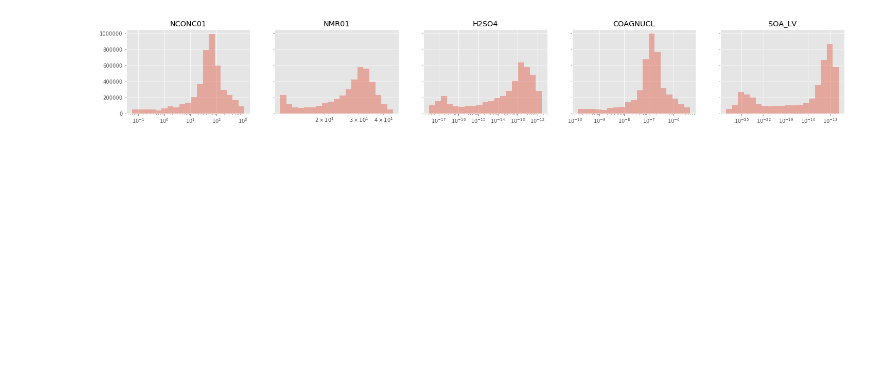
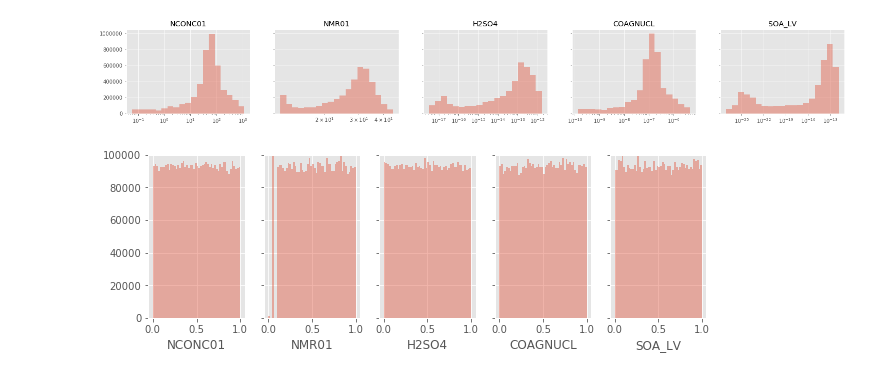
Before and after one commit to daliagachc/sara-cluster, a Jupyter notebook: sara_cluster/notebooks/sara_cluster_nb.ipynb, the cells around one changed output. Cells and saved outputs as stored; diff of their text form; code cells hidden in the pictures; blank space fills up the shorter version.

```diff
--- a/sara_cluster/notebooks/sara_cluster_nb.ipynb
+++ b/sara_cluster/notebooks/sara_cluster_nb.ipynb
@@ -54,6 +54,15 @@ for c in cols:
     data = qt.fit_transform(df[c].values.reshape(-1,1))
     df1[c]=data.flatten()
     qts[c]= qt
+# %%
+lenc = len(cols)
+fig,axs = plt.subplots(1,lenc,figsize=[2*lenc,3],sharey=True)
+axsf = axs.flatten()
+for c,a in zip(cols,axsf):
+    sns.distplot(df1[c].dropna(),ax=a,kde=False)
+    a.set_ylim(0,1e5)
+# %% [output]
+[figure, added]
 # %%
 from sklearn.cluster import KMeans
 # %%
```
Also changed, not shown: parts of 16 cells of this notebook, 1 other file.
